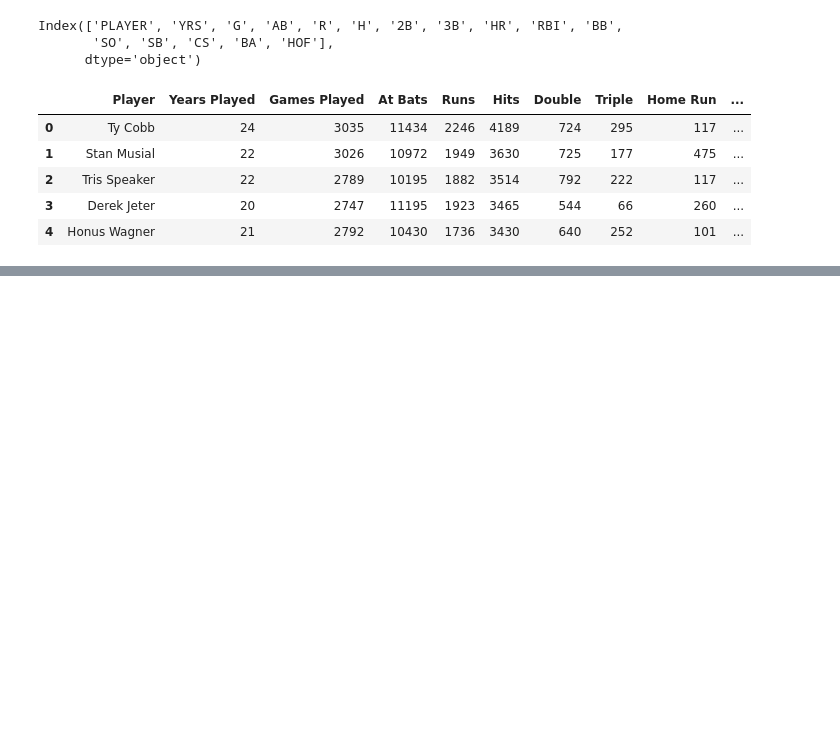
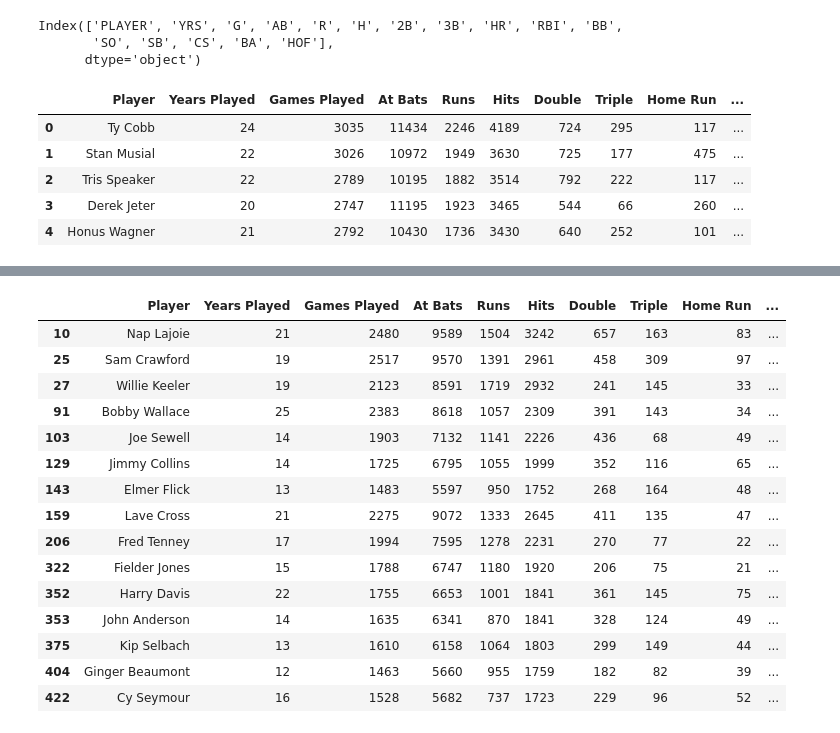
Before and after one commit to LucaMorocco/Luca-s-room, a Jupyter notebook: Coding_School_data_science_project_Baseball.ipynb, the cells around one changed output, grey strips where cells are left out. Saved outputs shown, nothing was run; the diff lists cells and outputs as text; code cells hidden in the pictures; blank space fills up the shorter version.

```diff
--- a/Coding_School_data_science_project_Baseball.ipynb
+++ b/Coding_School_data_science_project_Baseball.ipynb
@@ -75,0 +108,24 @@ df_one.head()
+# %%
+#This will be for strikeouts
+df_one[(df_one['Strike Outs']<115)]
+# Strikeouts cannot be use either because the data is incomplete for players
+# that played in the early 20th or late 19th century
+#Joe Sewell had the lowest strike out percentage so its safe to say
+#that most of these numbers are incomplete.
+# %% [output]
+|  | Player | Years Played | Games Played | At Bats | Runs | Hits | Double | Triple | Home Run | ... |
+| 10 | Nap Lajoie | 21 | 2480 | 9589 | 1504 | 3242 | 657 | 163 | 83 | ... |
+| 25 | Sam Crawford | 19 | 2517 | 9570 | 1391 | 2961 | 458 | 309 | 97 | ... |
+| 27 | Willie Keeler | 19 | 2123 | 8591 | 1719 | 2932 | 241 | 145 | 33 | ... |
+| 91 | Bobby Wallace | 25 | 2383 | 8618 | 1057 | 2309 | 391 | 143 | 34 | ... |
+| 103 | Joe Sewell | 14 | 1903 | 7132 | 1141 | 2226 | 436 | 68 | 49 | ... |
+| 129 | Jimmy Collins | 14 | 1725 | 6795 | 1055 | 1999 | 352 | 116 | 65 | ... |
+| 143 | Elmer Flick | 13 | 1483 | 5597 | 950 | 1752 | 268 | 164 | 48 | ... |
+| 159 | Lave Cross | 21 | 2275 | 9072 | 1333 | 2645 | 411 | 135 | 47 | ... |
+| 206 | Fred Tenney | 17 | 1994 | 7595 | 1278 | 2231 | 270 | 77 | 22 | ... |
+| 322 | Fielder Jones | 15 | 1788 | 6747 | 1180 | 1920 | 206 | 75 | 21 | ... |
+| 352 | Harry Davis | 22 | 1755 | 6653 | 1001 | 1841 | 361 | 145 | 75 | ... |
+| 353 | John Anderson | 14 | 1635 | 6341 | 870 | 1841 | 328 | 124 | 49 | ... |
+| 375 | Kip Selbach | 13 | 1610 | 6158 | 1064 | 1803 | 299 | 149 | 44 | ... |
+| 404 | Ginger Beaumont | 12 | 1463 | 5660 | 955 | 1759 | 182 | 82 | 39 | ... |
+| 422 | Cy Seymour | 16 | 1528 | 5682 | 737 | 1723 | 229 | 96 | 52 | ... |
```
Also changed, not shown: parts of 5 cells of this notebook.
